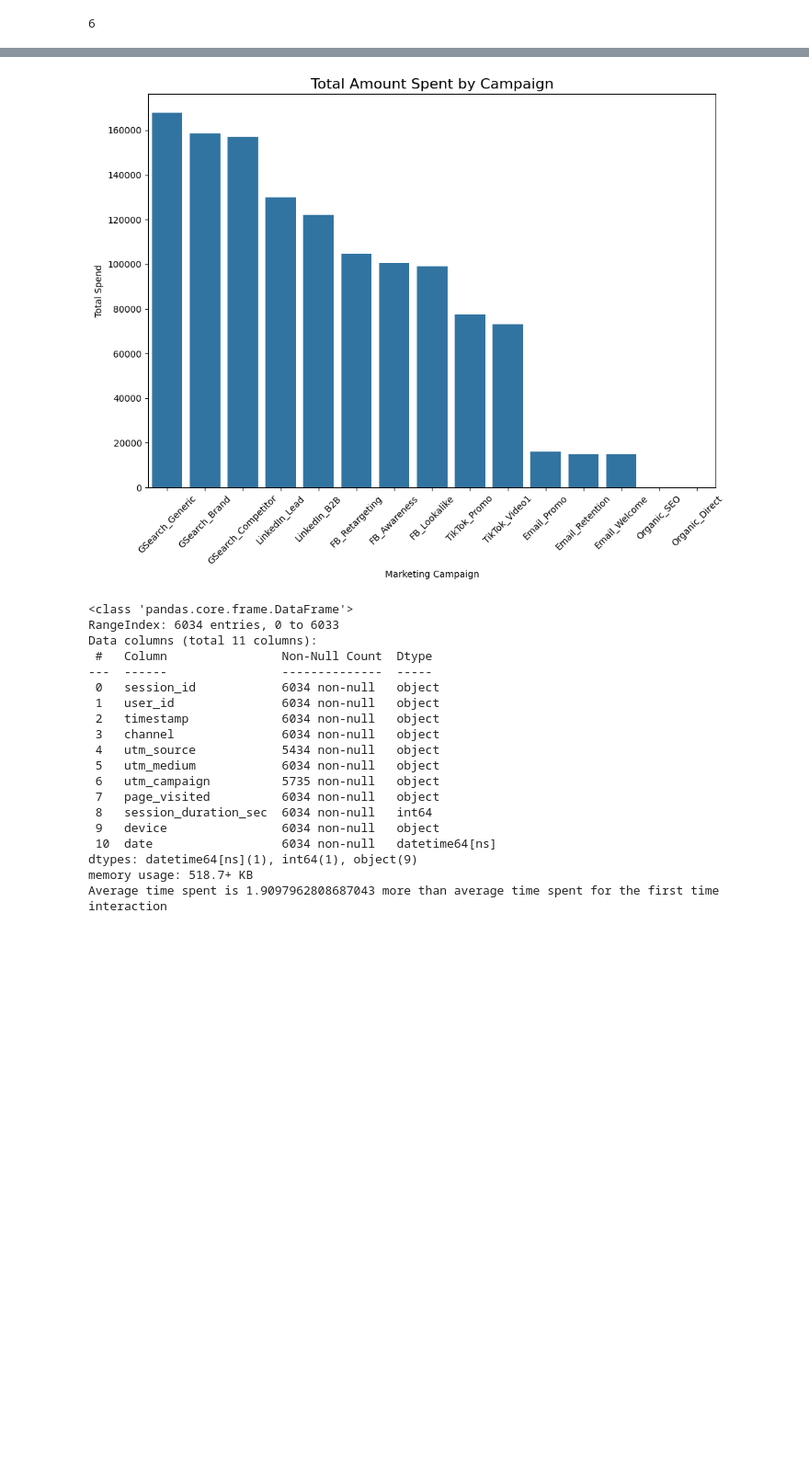
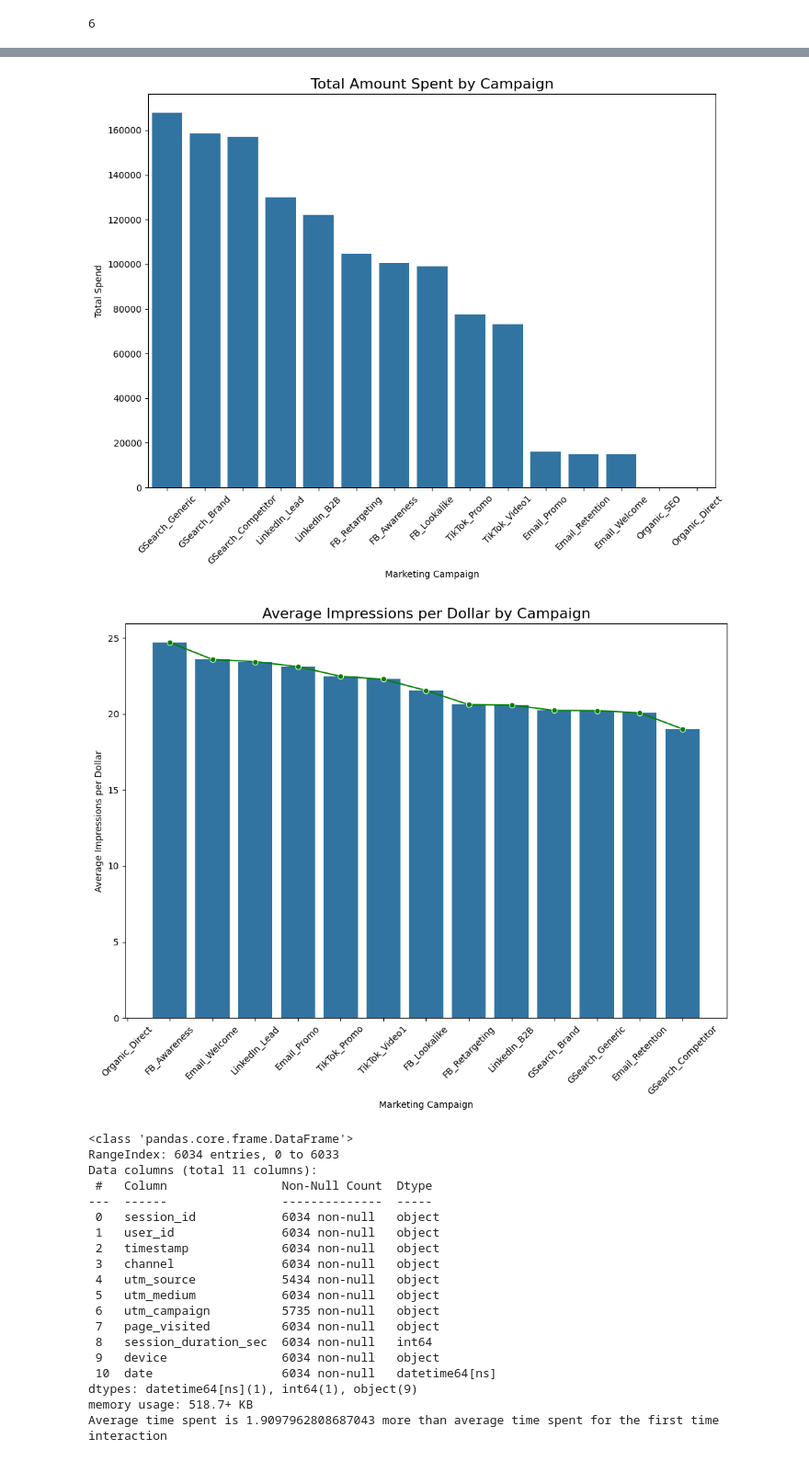
Before and after one commit to banerjee109/Infotact-Data-Team-2, a Jupyter notebook: Assignmenet_1_Roughbook.ipynb, the cells around one changed output, grey strips where cells are left out. Shown at 92% size. Cells and saved outputs as stored; diff of their text form; code cells hidden in the pictures; blank space fills up the shorter version.

Commit message:
Created barplot with trendline to asses average impressions per dollar campaign-wise.

```diff
--- a/Assignmenet_1_Roughbook.ipynb
+++ b/Assignmenet_1_Roughbook.ipynb
@@ -339,33 +339,45 @@ plt.figure(figsize=(10,8))
 sns.barplot(data=campaign_spend, x="campaign",y="amount_spent_usd")
 plt.title("Total Amount Spent by Campaign", fontsize=16)
 plt.xlabel("Marketing Campaign")
 plt.ylabel("Total Spend")
 plt.xticks(rotation=45)
 plt.tight_layout()
 plt.show()
+
+avg_campaign_impressions_per_dollar =(ad_spend_df.groupby("campaign")["impressions_per_dollar"].mean().sort_values(ascending=False).reset_index())
+plt.figure(figsize=(10,8))
+sns.barplot(data=avg_campaign_impressions_per_dollar,x="campaign",y="impressions_per_dollar")
+sns.lineplot(data=avg_campaign_impressions_per_dollar,x="campaign",y="impressions_per_dollar",color="green",marker="o")
+plt.title("Average Impressions per Dollar by Campaign", fontsize=16)
+plt.xlabel("Marketing Campaign")
+plt.ylabel("Average Impressions per Dollar")
+plt.xticks(rotation=45)
+plt.tight_layout()
+plt.show()
 # %% [output]
 <class 'pandas.core.frame.DataFrame'>
 RangeIndex: 1350 entries, 0 to 1349
 Data columns (total 7 columns):
  #   Column            Non-Null Count  Dtype
 ---  ------            --------------  -----
  0   date              1350 non-null   object
  1   channel           1350 non-null   object
  2   campaign          1350 non-null   object
  3   amount_spent_usd  1350 non-null   float64
  4   clicks            1350 non-null   int64
  5   impressions       1350 non-null   int64
  6   cpc               1350 non-null   float64
 ... (6 lines left out)
 --------------  -----
 1350 non-null   datetime64[ns]
 dtypes: datetime64[ns](1)
 memory usage: 10.7 KB
 [figure]
 [figure]
 [figure]
 [figure]
 [figure]
+[figure, added]
 # %%
 import pandas as pd
 import numpy as np
```
